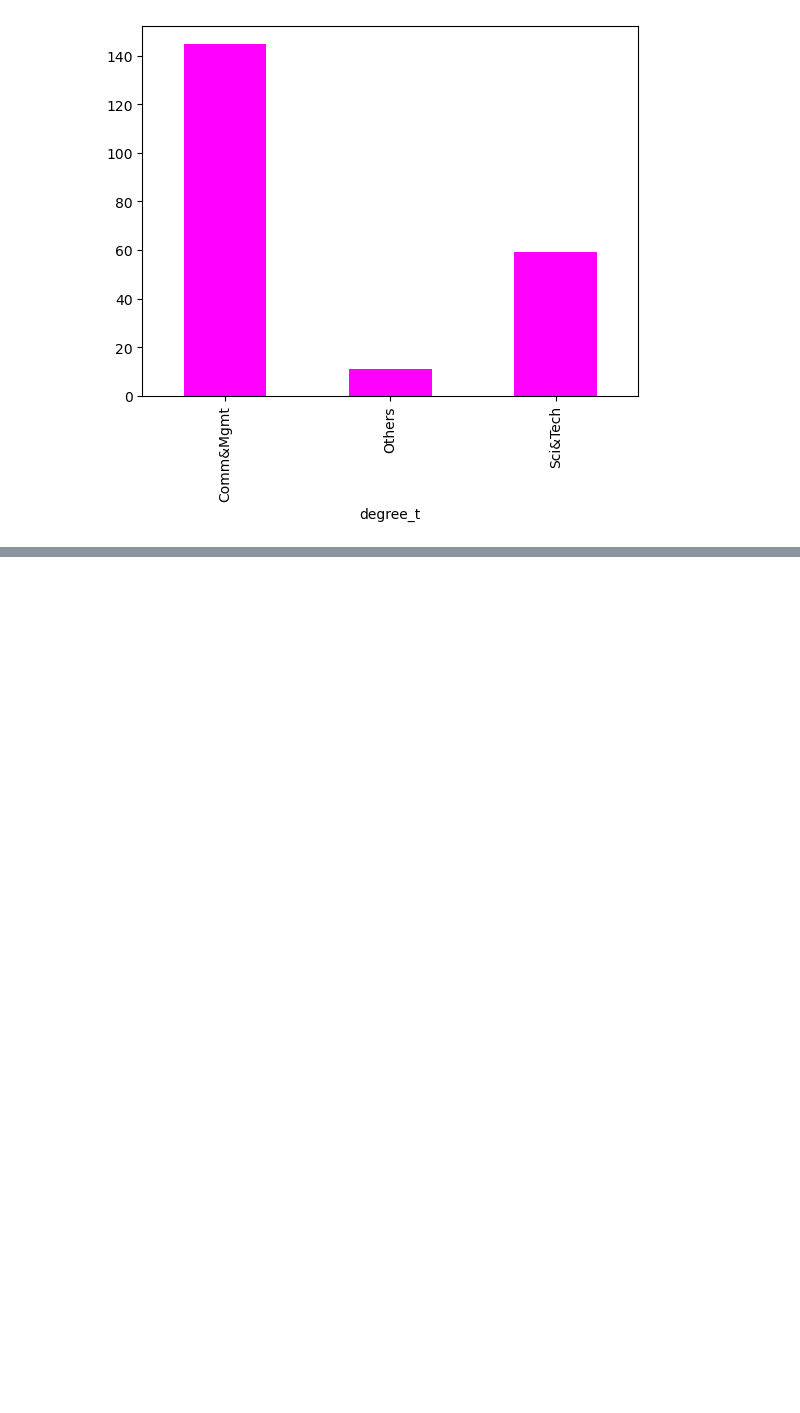
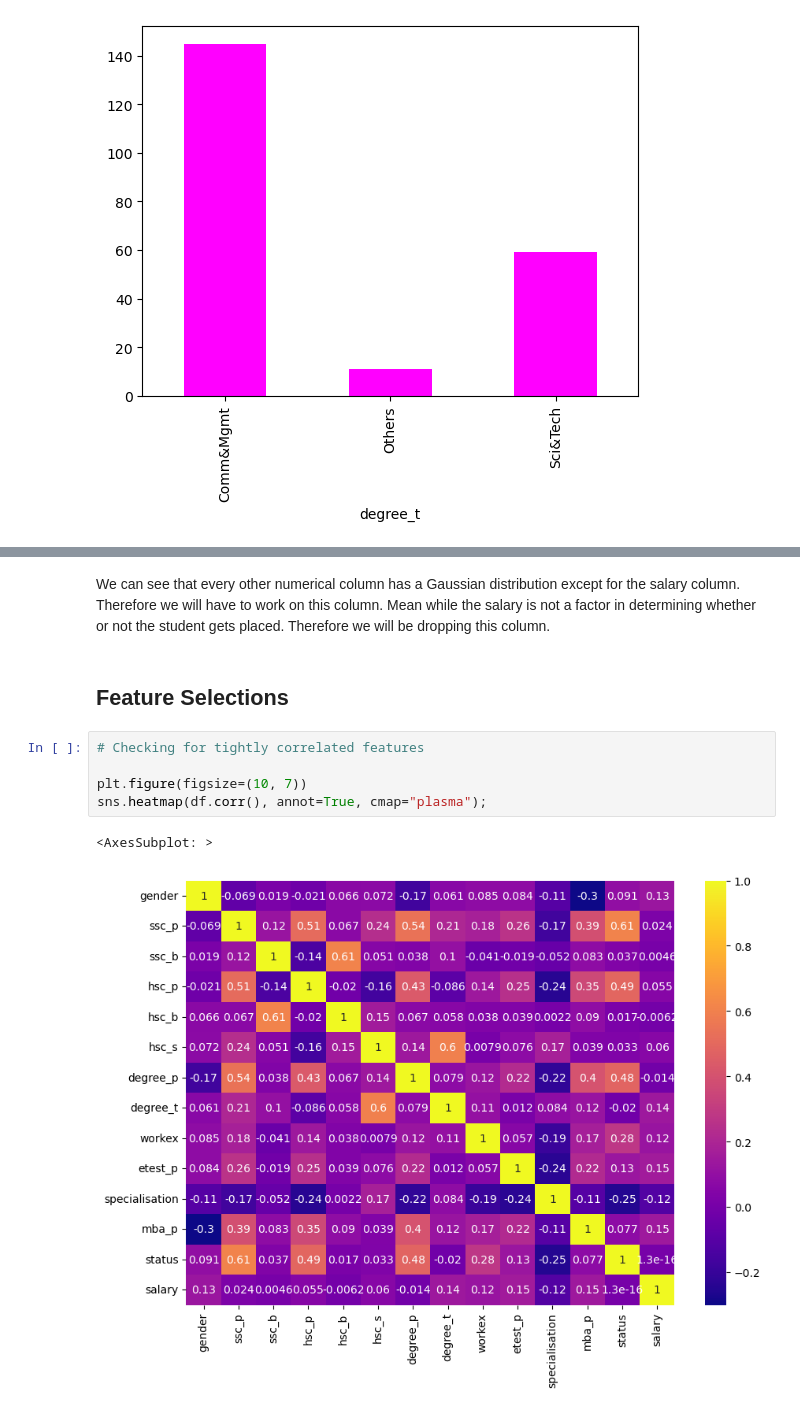
Before and after one commit to lawalsegun2025/campus_placement_predictor, a Jupyter notebook: job_placement_predictor.ipynb, the cells around one changed output, grey strips where cells are left out. Drawn from its saved outputs; the diff is of its cells as text; blank space fills up the shorter version.

```diff
--- a/job_placement_predictor.ipynb
+++ b/job_placement_predictor.ipynb
@@ -500,0 +499,12 @@ We can see that every other numerical column has a Gaussian distribution except
+# %% [markdown]
+We can see that every other numerical column has a Gaussian distribution except for the salary column. Therefore we will have to work on this column. Mean while the salary is not a factor in determining whether or not the student gets placed. Therefore we will be dropping this column.
+# %% [markdown]
+## Feature Selections
+# %%
+# Checking for tightly correlated features
+
+plt.figure(figsize=(10, 7))
+sns.heatmap(df.corr(), annot=True, cmap="plasma");
+# %% [output]
+<AxesSubplot: >
+[figure, added]
```
Also changed, not shown: parts of 40 cells of this notebook.
